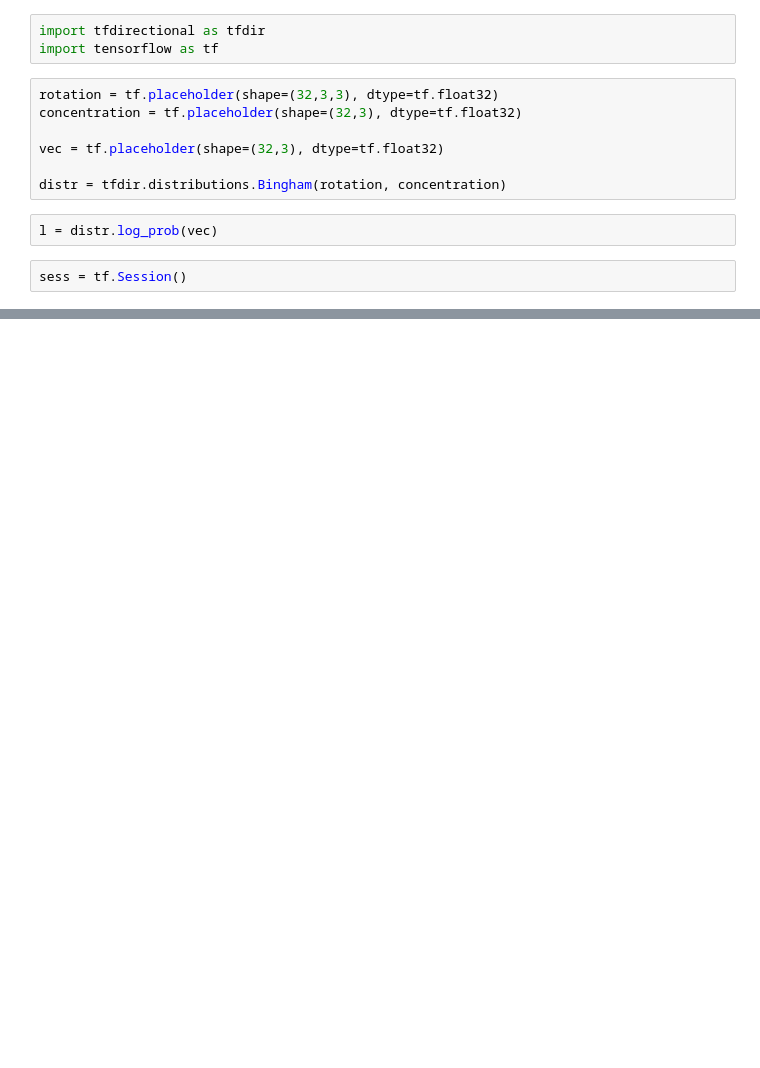
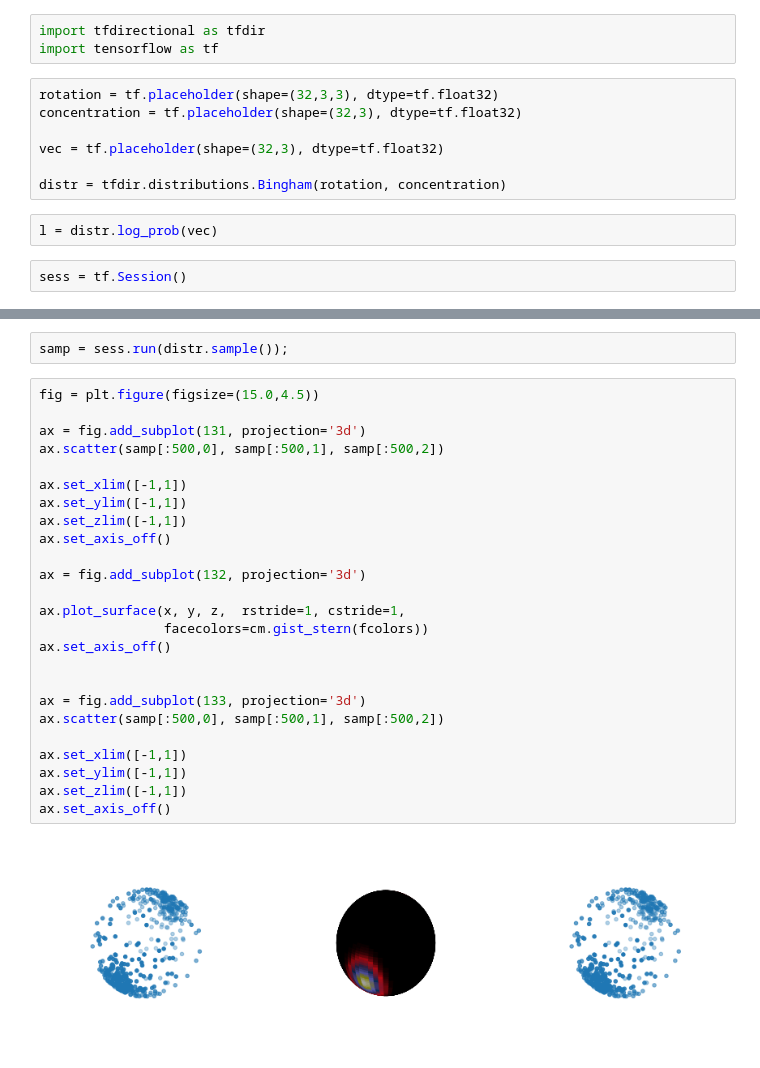
Before and after one commit to EiffL/tfdirectional, a Jupyter notebook: demo.ipynb, the cells around one changed output, grey strips where cells are left out. Drawn from its saved outputs; the diff is of its cells as text; blank space fills up the shorter version.

```diff
--- a/demo.ipynb
+++ b/demo.ipynb
@@ -70,0 +214,29 @@ ax.set_axis_off()
+# %%
+samp = sess.run(distr.sample());
+# %%
+fig = plt.figure(figsize=(15.0,4.5))
+
+ax = fig.add_subplot(131, projection='3d')
+ax.scatter(samp[:500,0], samp[:500,1], samp[:500,2])
+
+ax.set_xlim([-1,1])
+ax.set_ylim([-1,1])
+ax.set_zlim([-1,1])
+ax.set_axis_off()
+
+ax = fig.add_subplot(132, projection='3d')
+
+ax.plot_surface(x, y, z,  rstride=1, cstride=1,
+                facecolors=cm.gist_stern(fcolors))
+ax.set_axis_off()
+
+
+ax = fig.add_subplot(133, projection='3d')
+ax.scatter(samp[:500,0], samp[:500,1], samp[:500,2])
+
+ax.set_xlim([-1,1])
+ax.set_ylim([-1,1])
+ax.set_zlim([-1,1])
+ax.set_axis_off()
+# %% [output]
+[figure, added]
```
Also changed, not shown: parts of 16 cells of this notebook.
